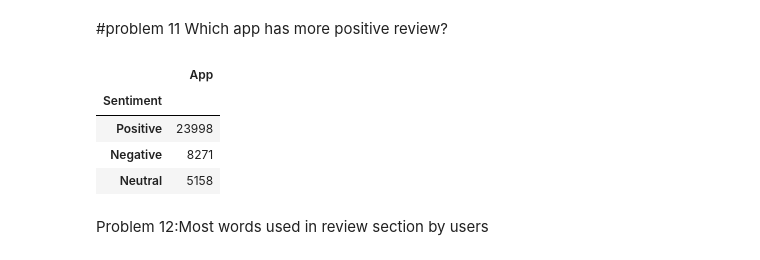
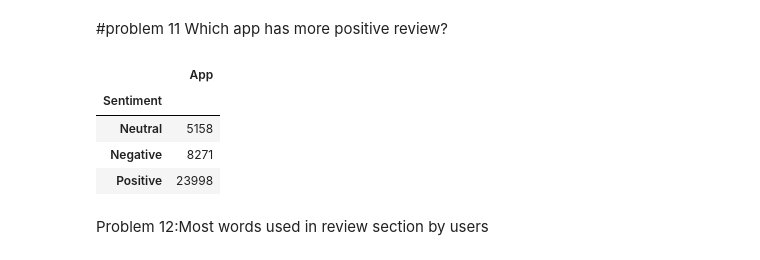
Before and after one commit to Meghanah97/Playstore_data_analysis, a Jupyter notebook: Copy_of_Copy_of_Play_Store_App_Review_Analysis_Capstone_Project.ipynb, the cells around one changed output. Saved outputs shown, nothing was run; the diff lists cells and outputs as text; code cells hidden in the pictures.

```diff
--- a/Copy_of_Copy_of_Play_Store_App_Review_Analysis_Capstone_Project.ipynb
+++ b/Copy_of_Copy_of_Play_Store_App_Review_Analysis_Capstone_Project.ipynb
@@ -536,14 +536,14 @@ plt.show()
 # %% [markdown]
 #problem 11  Which app has more positive review?
 # %%
-most_positive_app_usr =usr.groupby("Sentiment")[["App"]].count().sort_values(by='App', ascending=False).head(5)
+most_positive_app_usr =usr.groupby("Sentiment")[["App"]].count().sort_values(by='App', ascending=True).head()
 most_positive_app_usr
 # %% [output]
 |  | App |
 | Sentiment |  |
+| Neutral | 5158 |
+| Negative | 8271 |
 | Positive | 23998 |
-| Negative | 8271 |
-| Neutral | 5158 |
 # %% [markdown]
 Problem 12:Most words used in review section by users
 # %%
```
Also changed, not shown: parts of 17 cells of this notebook.
